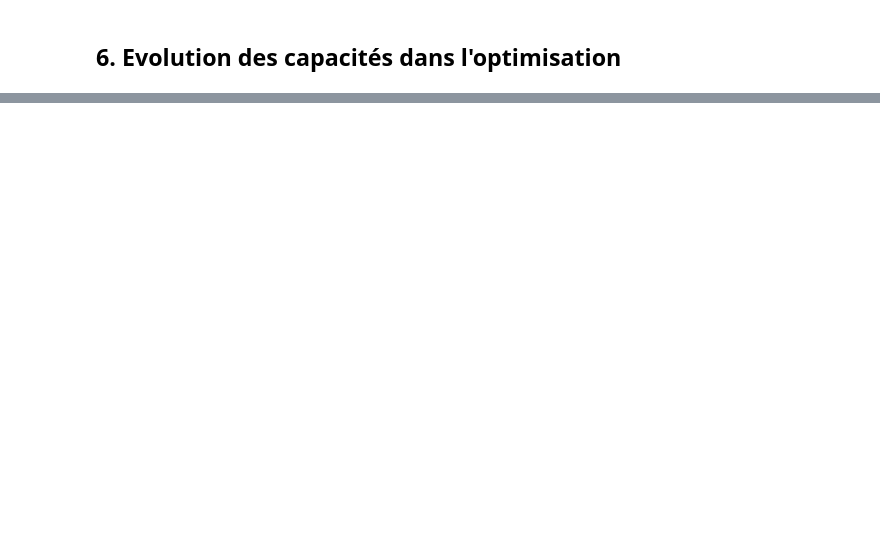
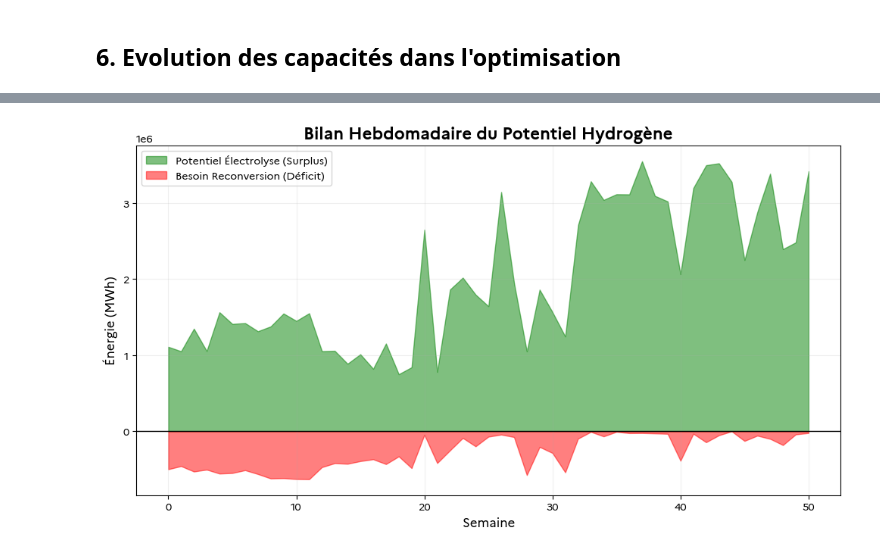
Before and after one commit to alextonon/ETE305_Optimization_Study, a Jupyter notebook: analysis.ipynb, the cells around one changed output, grey strips where cells are left out. Drawn from its saved outputs; the diff is of its cells as text; code cells hidden in the pictures; blank space fills up the shorter version.

Commit message:
ajout du besoin hydrogène

```diff
--- a/analysis.ipynb
+++ b/analysis.ipynb
@@ -397,0 +399,38 @@ plt.show()
+# %%
+import pandas as pd
+import matplotlib.pyplot as plt
+
+# --- 1. Calcul des Flux Nets (au pas horaire pour éviter de lisser l'intermittence) ---
+# On calcule la production ENR totale par heure
+df_global['Total_ENR'] = df_global[['Solar', 'Offshore', 'Onshore']].sum(axis=1)
+
+# On calcule l'écart (Surplus ou Déficit)
+df_global['Net_Balance'] = df_global['Total_ENR'] - df_global['Load']
+
+# --- 2. Identification des Potentiels H2 ---
+# Potentiel de production : Ce qu'on peut stocker (Surplus ENR)
+df_global['H2_Prod_Potential'] = df_global['Net_Balance'].clip(lower=0)
+
+# Besoin de déstockage : Ce qu'on doit fournir (Déficit ENR)
+df_global['H2_Generation_Need'] = (-df_global['Net_Balance']).clip(lower=0)
+
+# --- 3. Agrégation Hebdomadaire ---
+weekly_h2 = df_global[['H2_Prod_Potential', 'H2_Generation_Need', 'Load']].groupby(df_global.index // (7*24)).sum()
+
+# --- 4. Indicateur d'Agnosticisme (H2-Index) ---
+# Ratio : Surplus disponible / Besoin réel.
+# Si > 1, la semaine est potentiellement autonome en H2.
+weekly_h2['H2_Autonomy_Ratio'] = weekly_h2['H2_Prod_Potential'] / weekly_h2['H2_Generation_Need']
+
+plt.figure(figsize=(12, 6))
+plt.fill_between(weekly_h2.index, weekly_h2['H2_Prod_Potential'], color='green', alpha=0.5, label='Potentiel Électrolyse (Surplus)')
+plt.fill_between(weekly_h2.index, -weekly_h2['H2_Generation_Need'], color='red', alpha=0.5, label='Besoin Reconversion (Déficit)')
+plt.axhline(0, color='black', lw=1)
+plt.title("Bilan Hebdomadaire du Potentiel Hydrogène")
+plt.xlabel("Semaine")
+plt.ylabel("Énergie (MWh)")
+plt.legend()
+plt.grid(alpha=0.2)
+plt.show()
+# %% [output]
+[figure, added]
```
Also changed, not shown: parts of 7 cells of this notebook, 4 other files.
